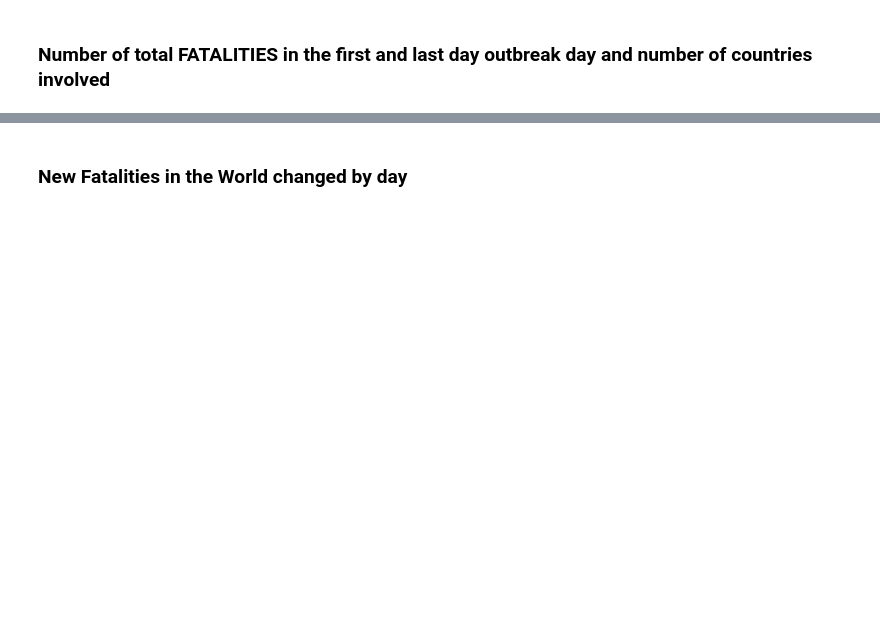
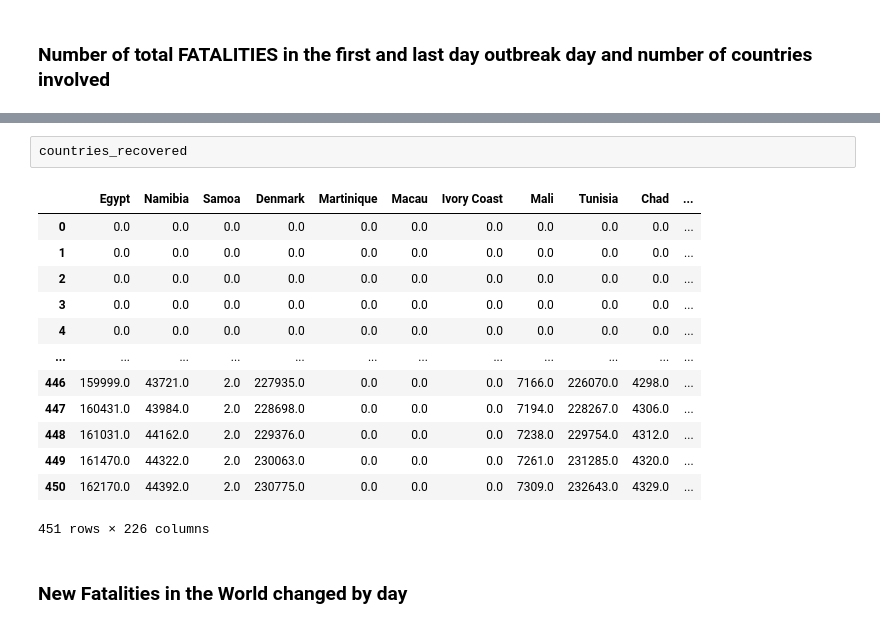
Before and after one commit to lphan/ML-Practices, a Jupyter notebook: 18_Covid-19/18_Covid-19_fatalities.ipynb, the cells around one changed output, grey strips where cells are left out. Drawn from its saved outputs; the diff is of its cells as text; blank space fills up the shorter version.

```diff
--- a/18_Covid-19/18_Covid-19_fatalities.ipynb
+++ b/18_Covid-19/18_Covid-19_fatalities.ipynb
@@ -49,6 +49,22 @@ Number of countries has fatalities cases at the last day: 183 in ['Afghanistan'
  'Trinidad and Tobago' 'Tunisia' 'Turkey' 'US' 'Uganda' 'Ukraine'
  'United Arab Emirates' 'United Kingdom' 'Uruguay' 'Uzbekistan'
  'Venezuela' 'Vietnam' 'West Bank and Gaza' 'Yemen' 'Zambia' 'Zimbabwe']
+# %%
+countries_recovered
+# %% [output]
+|  | Egypt | Namibia | Samoa | Denmark | Martinique | Macau | Ivory Coast | Mali | Tunisia | Chad | ... |
+| 0 | 0.0 | 0.0 | 0.0 | 0.0 | 0.0 | 0.0 | 0.0 | 0.0 | 0.0 | 0.0 | ... |
+| 1 | 0.0 | 0.0 | 0.0 | 0.0 | 0.0 | 0.0 | 0.0 | 0.0 | 0.0 | 0.0 | ... |
+| 2 | 0.0 | 0.0 | 0.0 | 0.0 | 0.0 | 0.0 | 0.0 | 0.0 | 0.0 | 0.0 | ... |
+| 3 | 0.0 | 0.0 | 0.0 | 0.0 | 0.0 | 0.0 | 0.0 | 0.0 | 0.0 | 0.0 | ... |
+| 4 | 0.0 | 0.0 | 0.0 | 0.0 | 0.0 | 0.0 | 0.0 | 0.0 | 0.0 | 0.0 | ... |
+| ... | ... | ... | ... | ... | ... | ... | ... | ... | ... | ... | ... |
+| 446 | 159999.0 | 43721.0 | 2.0 | 227935.0 | 0.0 | 0.0 | 0.0 | 7166.0 | 226070.0 | 4298.0 | ... |
+| 447 | 160431.0 | 43984.0 | 2.0 | 228698.0 | 0.0 | 0.0 | 0.0 | 7194.0 | 228267.0 | 4306.0 | ... |
+| 448 | 161031.0 | 44162.0 | 2.0 | 229376.0 | 0.0 | 0.0 | 0.0 | 7238.0 | 229754.0 | 4312.0 | ... |
+| 449 | 161470.0 | 44322.0 | 2.0 | 230063.0 | 0.0 | 0.0 | 0.0 | 7261.0 | 231285.0 | 4320.0 | ... |
+| 450 | 162170.0 | 44392.0 | 2.0 | 230775.0 | 0.0 | 0.0 | 0.0 | 7309.0 | 232643.0 | 4329.0 | ... |
+451 rows × 226 columns
 # %% [markdown]
 ### New Fatalities in the World changed by day
 # %%
```
Also changed, not shown: parts of 7 cells of this notebook, 19 other files.
